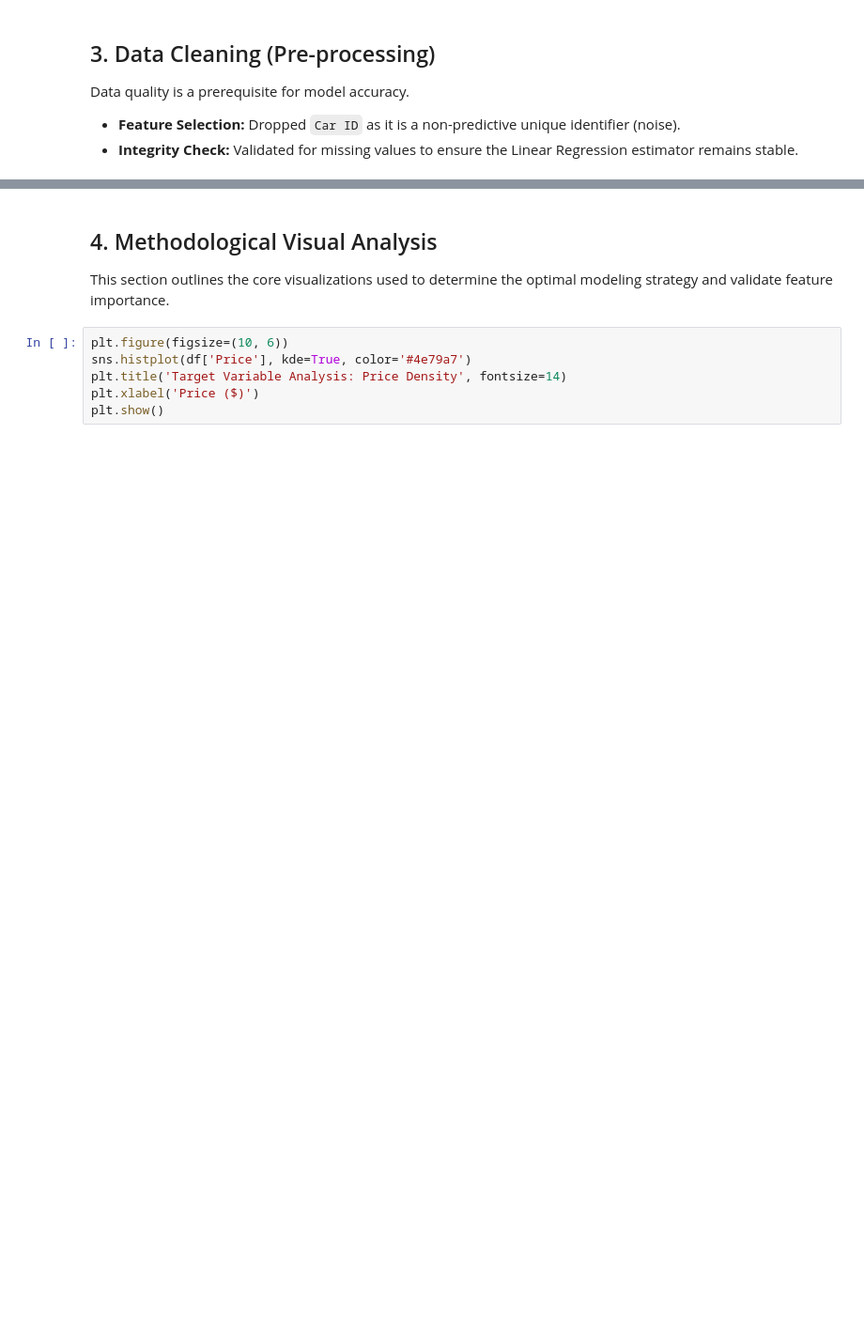
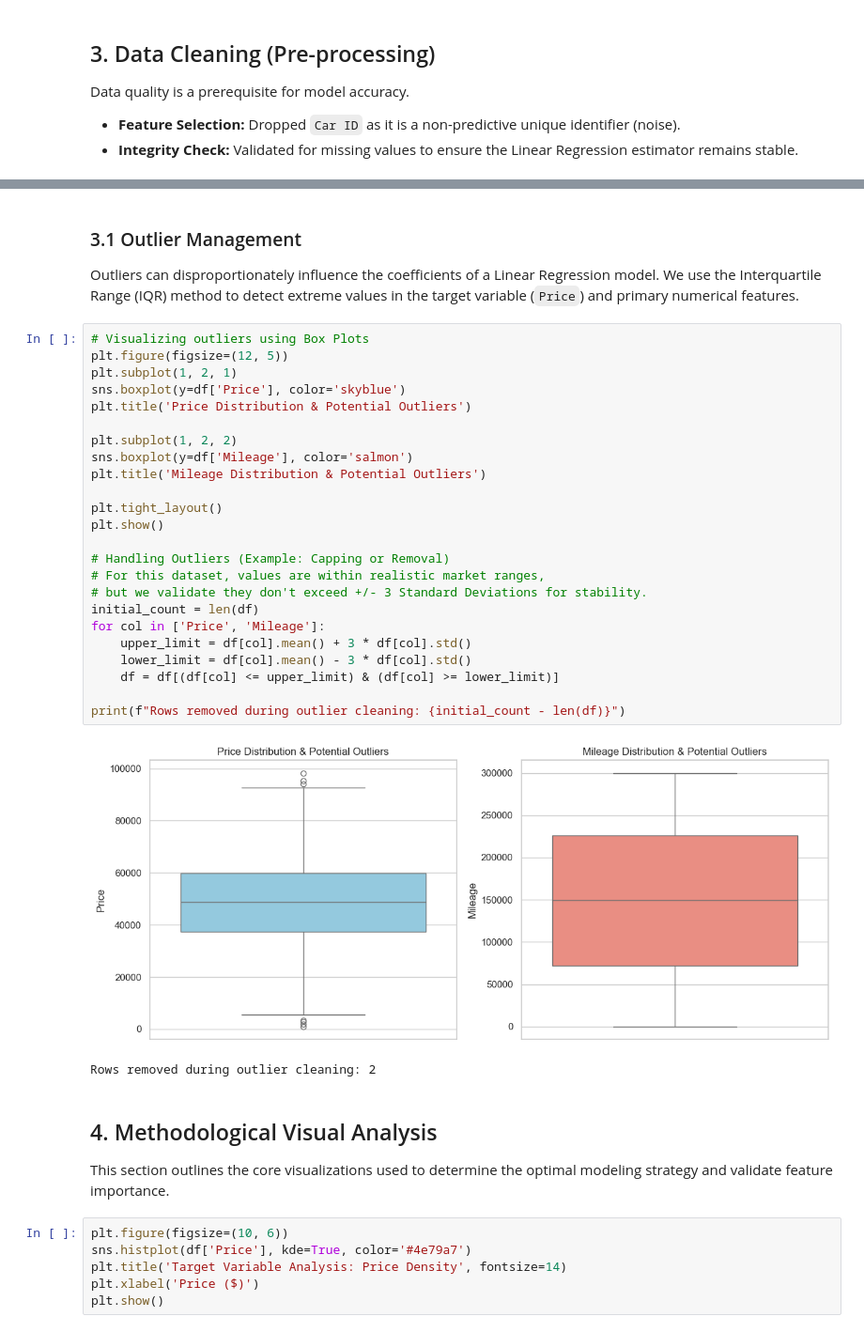
Before and after one commit to Ahmed-Naafic/DataScienceJourney, a Jupyter notebook: Car_Price_Prediction_Prediction/car_price_full_pipeline.ipynb, the cells around one changed output, grey strips where cells are left out. Shown at 94% size. Cells and saved outputs as stored; diff of their text form; blank space fills up the shorter version.

```diff
--- a/Car_Price_Prediction_Prediction/car_price_full_pipeline.ipynb
+++ b/Car_Price_Prediction_Prediction/car_price_full_pipeline.ipynb
@@ -79,6 +94,36 @@ Condition           str
 Price           float64
 Model               str
 dtype: object
+# %% [markdown]
+### 3.1 Outlier Management
+Outliers can disproportionately influence the coefficients of a Linear Regression model. We use the Interquartile Range (IQR) method to detect extreme values in the target variable (`Price`) and primary numerical features.
+# %%
+# Visualizing outliers using Box Plots
+plt.figure(figsize=(12, 5))
+plt.subplot(1, 2, 1)
+sns.boxplot(y=df['Price'], color='skyblue')
+plt.title('Price Distribution & Potential Outliers')
+
+plt.subplot(1, 2, 2)
+sns.boxplot(y=df['Mileage'], color='salmon')
+plt.title('Mileage Distribution & Potential Outliers')
+
+plt.tight_layout()
+plt.show()
+
+# Handling Outliers (Example: Capping or Removal)
+# For this dataset, values are within realistic market ranges,
+# but we validate they don't exceed +/- 3 Standard Deviations for stability.
+initial_count = len(df)
+for col in ['Price', 'Mileage']:
+    upper_limit = df[col].mean() + 3 * df[col].std()
+    lower_limit = df[col].mean() - 3 * df[col].std()
+    df = df[(df[col] <= upper_limit) & (df[col] >= lower_limit)]
+
+print(f"Rows removed during outlier cleaning: {initial_count - len(df)}")
+# %% [output]
+[figure, added]
+Rows removed during outlier cleaning: 2
 # %% [markdown]
 ## 4. Methodological Visual Analysis
 This section outlines the core visualizations used to determine the optimal modeling strategy and validate feature importance.
```
Also changed, not shown: parts of 9 cells of this notebook, 5 other files.
